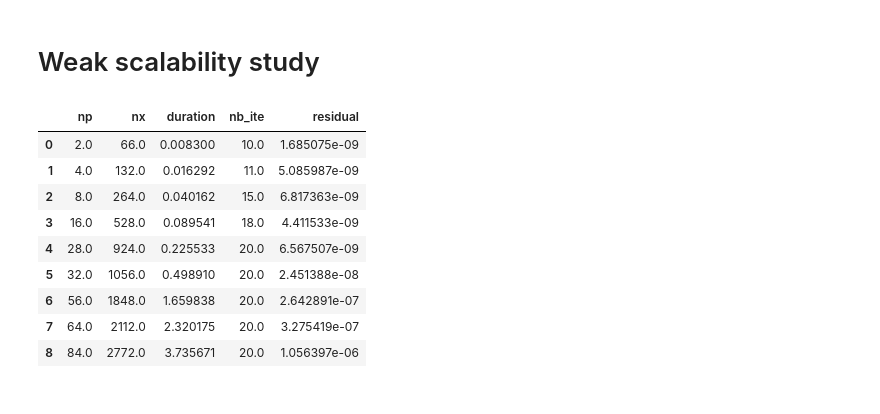
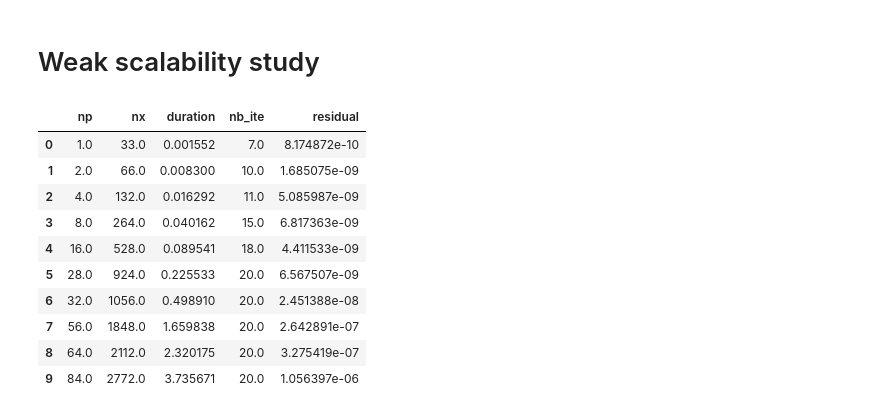
Before and after one commit to Aympab/HypreBoomerAMG_Benchmark, a Jupyter notebook: log/plots.ipynb, the cells around one changed output. Saved outputs shown, nothing was run; the diff lists cells and outputs as text; code cells hidden in the pictures.

```diff
--- a/log/plots.ipynb
+++ b/log/plots.ipynb
@@ -70,19 +70,20 @@ plt.grid()
 # %% [markdown]
 # Weak scalability study
 # %%
-df_weak = pd.read_csv("weak/weak_start33.csv", sep=',', header=1, names=['np', 'nx', 'duration','nb_ite','residual'], dtype='float64')
+df_weak = pd.read_csv("weak/weak_start33.csv", sep=',', header=0, names=['np', 'nx', 'duration','nb_ite','residual'], dtype='float64')
 df_weak
 # %% [output]
 |  | np | nx | duration | nb_ite | residual |
-| 0 | 2.0 | 66.0 | 0.008300 | 10.0 | 1.685075e-09 |
-| 1 | 4.0 | 132.0 | 0.016292 | 11.0 | 5.085987e-09 |
-| 2 | 8.0 | 264.0 | 0.040162 | 15.0 | 6.817363e-09 |
-| 3 | 16.0 | 528.0 | 0.089541 | 18.0 | 4.411533e-09 |
-| 4 | 28.0 | 924.0 | 0.225533 | 20.0 | 6.567507e-09 |
-| 5 | 32.0 | 1056.0 | 0.498910 | 20.0 | 2.451388e-08 |
-| 6 | 56.0 | 1848.0 | 1.659838 | 20.0 | 2.642891e-07 |
-| 7 | 64.0 | 2112.0 | 2.320175 | 20.0 | 3.275419e-07 |
-| 8 | 84.0 | 2772.0 | 3.735671 | 20.0 | 1.056397e-06 |
+| 0 | 1.0 | 33.0 | 0.001552 | 7.0 | 8.174872e-10 |
+| 1 | 2.0 | 66.0 | 0.008300 | 10.0 | 1.685075e-09 |
+| 2 | 4.0 | 132.0 | 0.016292 | 11.0 | 5.085987e-09 |
+| 3 | 8.0 | 264.0 | 0.040162 | 15.0 | 6.817363e-09 |
+| 4 | 16.0 | 528.0 | 0.089541 | 18.0 | 4.411533e-09 |
+| 5 | 28.0 | 924.0 | 0.225533 | 20.0 | 6.567507e-09 |
+| 6 | 32.0 | 1056.0 | 0.498910 | 20.0 | 2.451388e-08 |
+| 7 | 56.0 | 1848.0 | 1.659838 | 20.0 | 2.642891e-07 |
+| 8 | 64.0 | 2112.0 | 2.320175 | 20.0 | 3.275419e-07 |
+| 9 | 84.0 | 2772.0 | 3.735671 | 20.0 | 1.056397e-06 |
 # %%
 
 plt.title("Weak scalability with start = 33")
```
Also changed, not shown: parts of 3 cells of this notebook, 10 other files.
